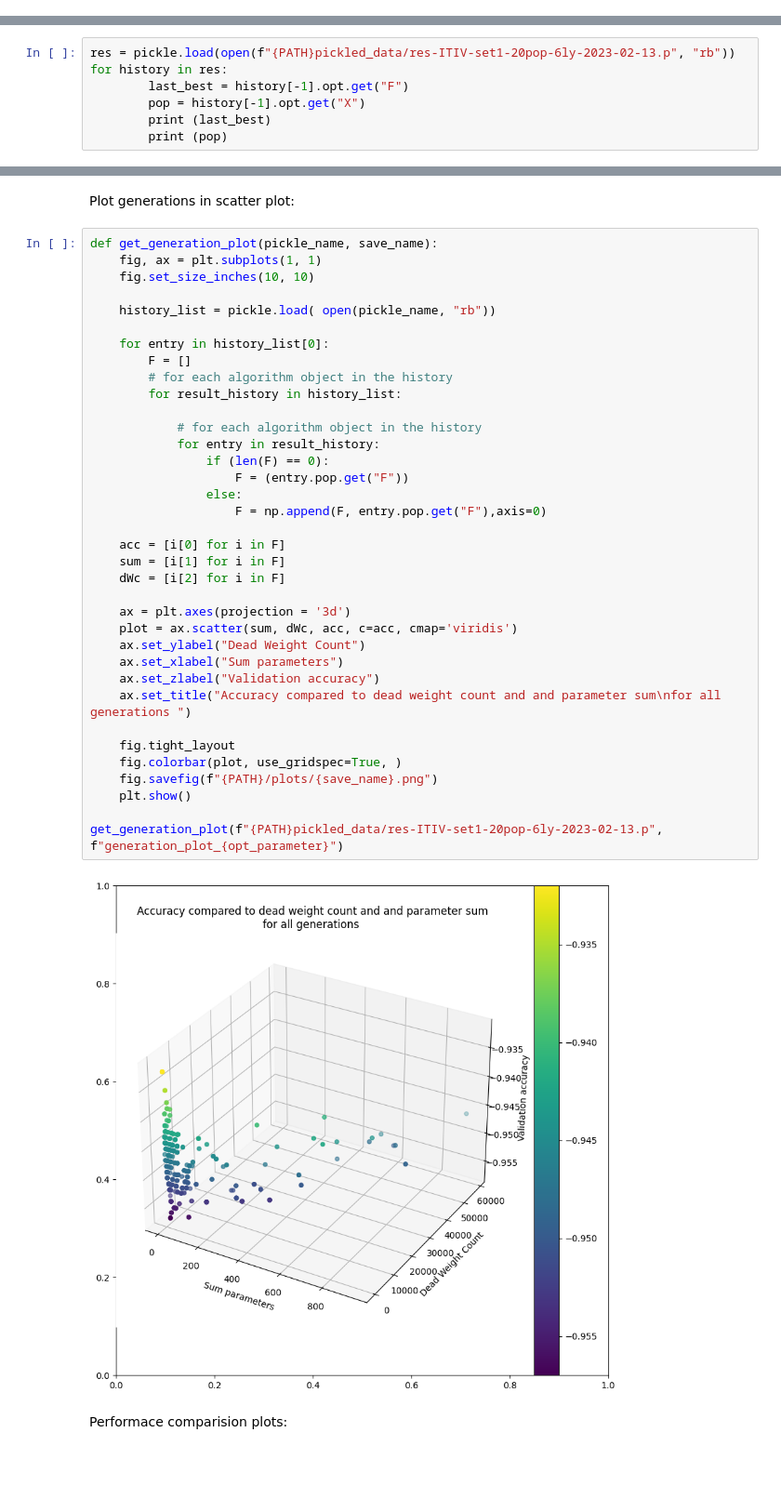
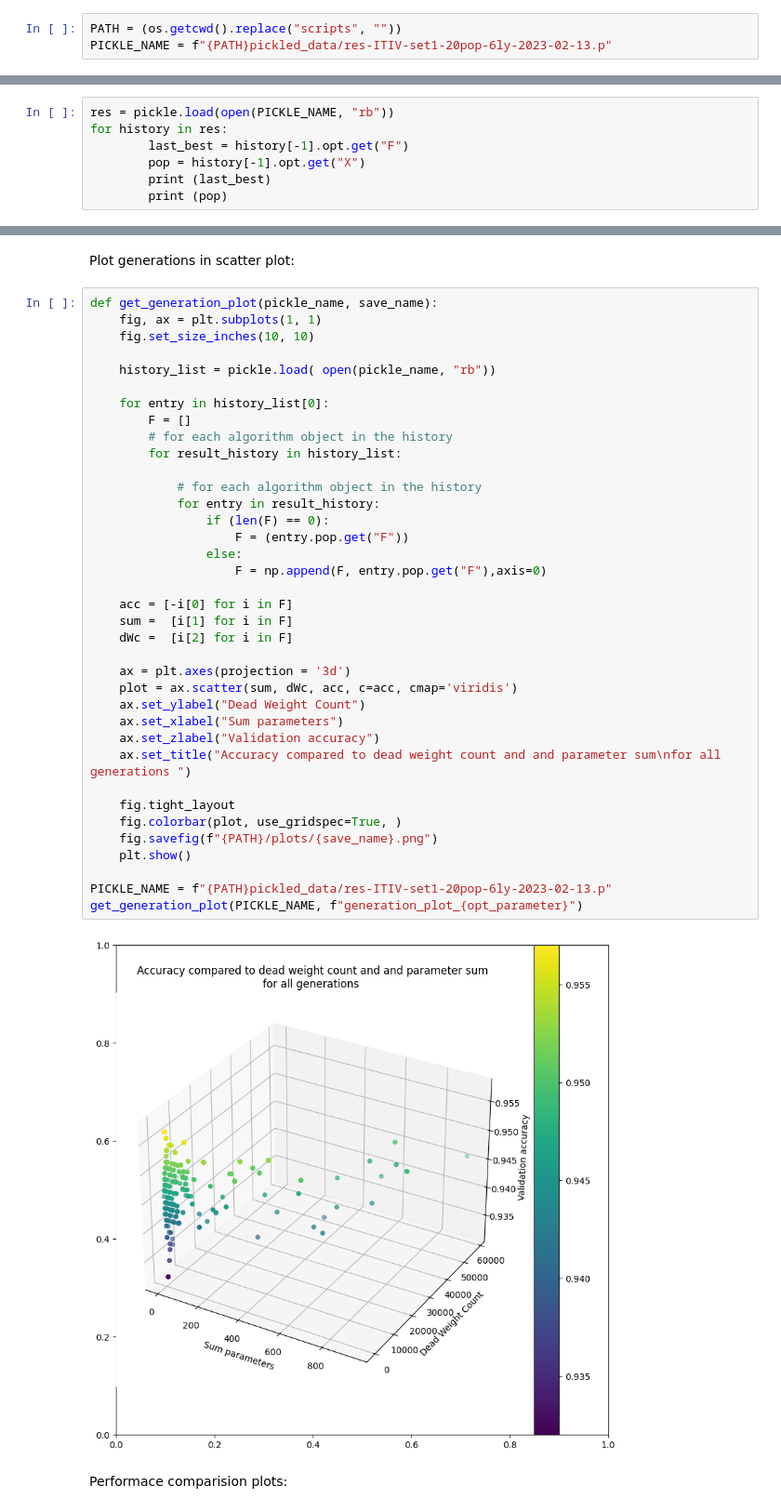
Before and after one commit to felinep/GA_hyperparameter_optimization, a Jupyter notebook: scripts/compare_opt_mlp.ipynb, the cells around one changed output, grey strips where cells are left out. Shown: that part at 93% size. Drawn from its saved outputs; the diff is of its cells as text; blank space fills up the shorter version.

```diff
--- a/scripts/compare_opt_mlp.ipynb
+++ b/scripts/compare_opt_mlp.ipynb
@@ -31,3 +29,6 @@ PATH = (os.getcwd().replace("scripts", ""))
+# %%
+PATH = (os.getcwd().replace("scripts", ""))
+PICKLE_NAME = f"{PATH}pickled_data/res-ITIV-set1-20pop-6ly-2023-02-13.p"
 # %% [markdown]
 Set constants:
 # %%
@@ -86,7 +86,7 @@ def load_model(input_data, target_data, parameter):
 
     return cnn_model
 # %%
-res = pickle.load(open(f"{PATH}pickled_data/res-ITIV-set1-20pop-6ly-2023-02-13.p", "rb"))
+res = pickle.load(open(PICKLE_NAME, "rb"))
 for history in res:
         last_best = history[-1].opt.get("F")
         pop = history[-1].opt.get("X")
@@ -126,38 +126,39 @@ def get_generation_plot(pickle_name, save_name):
     fig.set_size_inches(10, 10)
 
     history_list = pickle.load( open(pickle_name, "rb"))
 
     for entry in history_list[0]:
         F = []
         # for each algorithm object in the history
         for result_history in history_list:
 
             # for each algorithm object in the history
             for entry in result_history:
                 if (len(F) == 0):
                     F = (entry.pop.get("F"))
                 else:
                     F = np.append(F, entry.pop.get("F"),axis=0)
 
-    acc = [i[0] for i in F]
-    sum = [i[1] for i in F]
-    dWc = [i[2] for i in F]
+    acc = [-i[0] for i in F]
+    sum =  [i[1] for i in F]
+    dWc =  [i[2] for i in F]
 
     ax = plt.axes(projection = '3d')
     plot = ax.scatter(sum, dWc, acc, c=acc, cmap='viridis')
     ax.set_ylabel("Dead Weight Count")
     ax.set_xlabel("Sum parameters")
     ax.set_zlabel("Validation accuracy")
     ax.set_title("Accuracy compared to dead weight count and and parameter sum\nfor all generations ")
 
     fig.tight_layout
     fig.colorbar(plot, use_gridspec=True, )
     fig.savefig(f"{PATH}/plots/{save_name}.png")
     plt.show()
 
-get_generation_plot(f"{PATH}pickled_data/res-ITIV-set1-20pop-6ly-2023-02-13.p", f"generation_plot_{opt_parameter}")
+PICKLE_NAME = f"{PATH}pickled_data/res-ITIV-set1-20pop-6ly-2023-02-13.p"
+get_generation_plot(PICKLE_NAME, f"generation_plot_{opt_parameter}")
 # %% [output]
-[figure, old version]
+[figure, new version]
 # %% [markdown]
 Performace comparision plots:
 # %%
```
Also changed, not shown: parts of 5 cells of this notebook, 10 other files.
